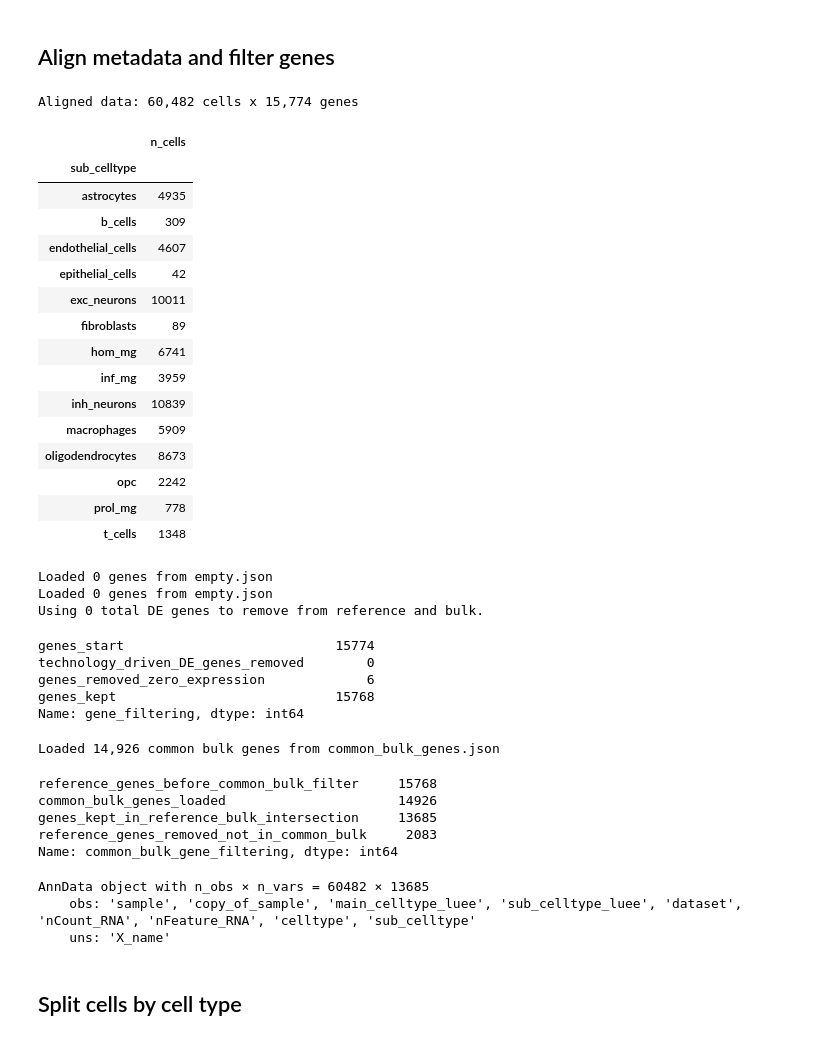
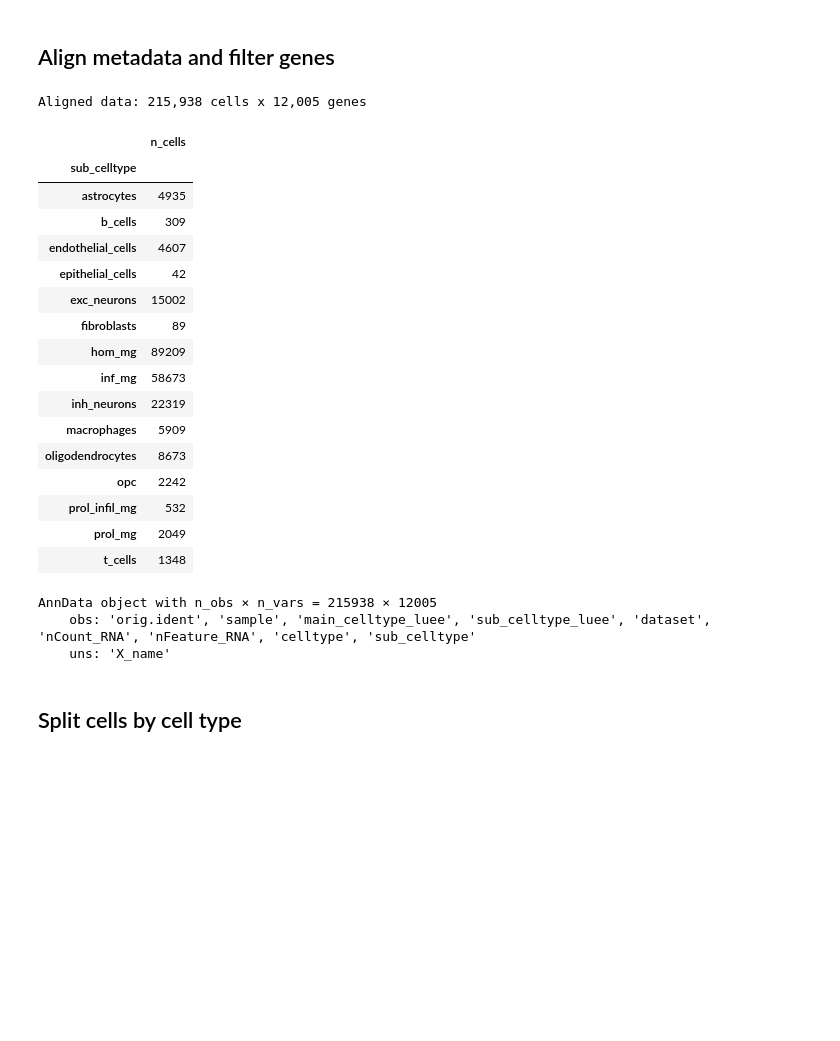
Before and after one commit to LuisMartindelCerro/MLPDeconv, a Jupyter notebook: 01_create_pseudobulks.ipynb, the cells around one changed output. Drawn from its saved outputs; the diff is of its cells as text; code cells hidden in the pictures; blank space fills up the shorter version.

```diff
--- a/01_create_pseudobulks.ipynb
+++ b/01_create_pseudobulks.ipynb
@@ -35,26 +35,21 @@ PROJECT_ROOT = Path.cwd()
 if not (PROJECT_ROOT / "pyproject.toml").exists():
     raise RuntimeError("Run this notebook from the repository root, where pyproject.toml is located.")
 
-DATA_DIR = PROJECT_ROOT / "data" / "train_datasets" / "rat_ref"
-COUNTS_PATH = DATA_DIR / "counts.h5ad"
-METADATA_PATH = DATA_DIR / "metadata_clean.csv"
-SC_DE_GENE_PATH = PROJECT_ROOT / "data" / "misc" / "empty.json"
-SN_DE_GENE_PATH = PROJECT_ROOT / "data" / "misc" / "empty.json"
-COMMON_BULK_GENES_PATH = PROJECT_ROOT / "data" / "misc" / "common_bulk_genes.json"
+DATA_DIR = PROJECT_ROOT / "data" / "train_datasets" / "MLPDeconv_rat"
+COUNTS_PATH = DATA_DIR / "MLPDeconv_rat_counts.h5ad"
+METADATA_PATH = DATA_DIR / "MLPDeconv_rat_metadata.csv"
 
-REFERENCE_LABEL = "rat_sub_std"
+REFERENCE_LABEL = "MLPDeconv_rat"
 
 REFERENCE_DIR = PROJECT_ROOT / "data" / "references" / REFERENCE_LABEL
 PSEUDOBULK_DIR = REFERENCE_DIR / "pseudobulk"
 PLOTS_DIR = PSEUDOBULK_DIR / "plots"
 
 CELL_ID_COLUMN = "cellID"
-CELLTYPE_COLUMN = "celltype" if "main" in REFERENCE_LABEL else "sub_celltype"
+CELLTYPE_COLUMN = "sub_celltype"
 METADATA_SEPARATOR = ";"
 
 RANDOM_SEED = 42
-REMOVE_ZERO_GENES = True
-MIN_GENE_VARIANCE = None
 
 print(f"Project root: {PROJECT_ROOT}")
 
@@ -389,55 +247,28 @@ def filter_to_common_bulk_genes(
 # %%
 adata = align_metadata_to_adata(adata, metadata)
-excluded_de_genes = load_excluded_de_genes(SC_DE_GENE_PATH, SN_DE_GENE_PATH)
-adata = filter_feature_genes(
-    adata,
-    excluded_de_genes,
-    remove_zero_genes=REMOVE_ZERO_GENES,
-    min_gene_variance=MIN_GENE_VARIANCE,
-    case_sensitive=True,
-)
-common_bulk_genes = load_common_bulk_genes(COMMON_BULK_GENES_PATH)
-adata = filter_to_common_bulk_genes(
-    adata,
-    common_bulk_genes,
-    case_sensitive=True,
-)
 adata
 # %% [output]
-Aligned data: 60,482 cells x 15,774 genes
+Aligned data: 215,938 cells x 12,005 genes
 |  | n_cells |
 | sub_celltype |  |
 | astrocytes | 4935 |
 | b_cells | 309 |
 | endothelial_cells | 4607 |
 | epithelial_cells | 42 |
-| exc_neurons | 10011 |
+| exc_neurons | 15002 |
 | fibroblasts | 89 |
-| hom_mg | 6741 |
-| inf_mg | 3959 |
-| inh_neurons | 10839 |
+| hom_mg | 89209 |
+| inf_mg | 58673 |
+| inh_neurons | 22319 |
 | macrophages | 5909 |
 | oligodendrocytes | 8673 |
 | opc | 2242 |
-| prol_mg | 778 |
+| prol_infil_mg | 532 |
+| prol_mg | 2049 |
 | t_cells | 1348 |
-Loaded 0 genes from empty.json
-Loaded 0 genes from empty.json
-Using 0 total DE genes to remove from reference and bulk.
+AnnData object with n_obs × n_vars = 215938 × 12005
+    obs: 'orig.ident', 'sample', 'main_celltype_luee', 'sub_celltype_luee', 'dataset', 'nCount_RNA', 'nFeature_RNA', 'celltype', 'sub_celltype'
+    uns: 'X_name'
-genes_start                           15774
-technology_driven_DE_genes_removed        0
-genes_removed_zero_expression             6
-genes_kept                            15768
-Name: gene_filtering, dtype: int64
-Loaded 14,926 common bulk genes from common_bulk_genes.json
-reference_genes_before_common_bulk_filter     15768
-common_bulk_genes_loaded                      14926
-genes_kept_in_reference_bulk_intersection     13685
-reference_genes_removed_not_in_common_bulk     2083
-Name: common_bulk_gene_filtering, dtype: int64
-AnnData object with n_obs × n_vars = 60482 × 13685
-    obs: 'sample', 'copy_of_sample', 'main_celltype_luee', 'sub_celltype_luee', 'dataset', 'nCount_RNA', 'nFeature_RNA', 'celltype', 'sub_celltype'
-    uns: 'X_name'
 # %% [markdown]
 ## Split cells by cell type
 # %%
```
Also changed, not shown: parts of 5 cells of this notebook, 19 other files.
